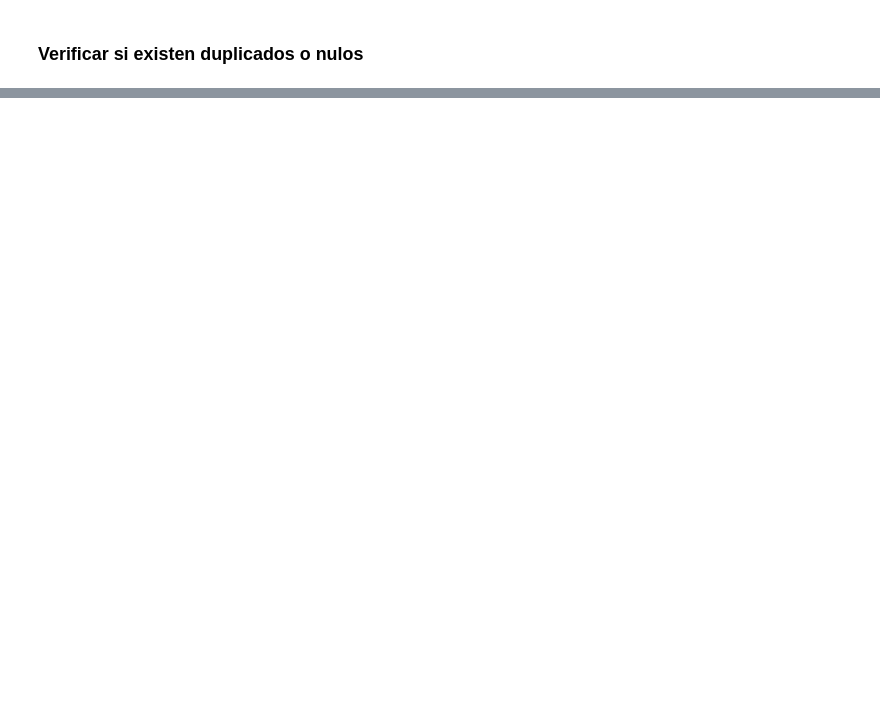
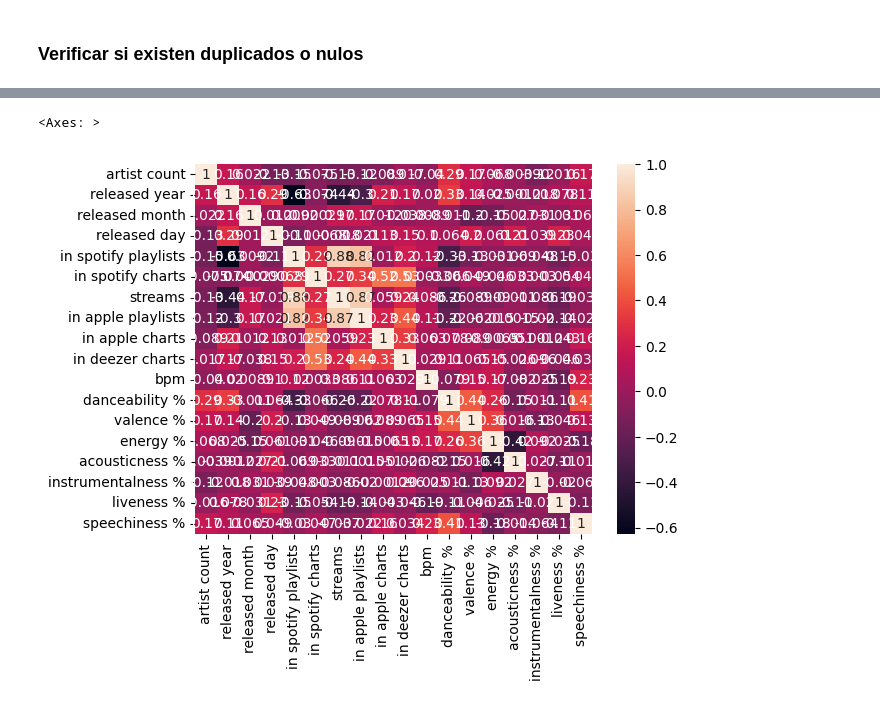
Before and after one commit to A01749694/AnalisisDatos, a Jupyter notebook: analisisDatos.ipynb, the cells around one changed output, grey strips where cells are left out. Drawn from its saved outputs; the diff is of its cells as text; code cells hidden in the pictures; blank space fills up the shorter version.

```diff
--- a/analisisDatos.ipynb
+++ b/analisisDatos.ipynb
@@ -122 +137,3 @@ cover_url                0
 dtype: int64
+# %%
+df = df.dropna ()
@@ -122,0 +175,5 @@ dtype: int64
+# %%
+
+numerical_columns = [col for col in df.columns if df[col].dtype != "O"]
+correlation_matrix = df[numerical_columns].corr()
+correlation_matrix
@@ -122,0 +198,6 @@ dtype: int64
+# %%
+
+sns.heatmap(correlation_matrix, annot=True)
+# %% [output]
+<Axes: >
+[figure, added]
```
Also changed, not shown: parts of 16 cells of this notebook, 1 other file.
